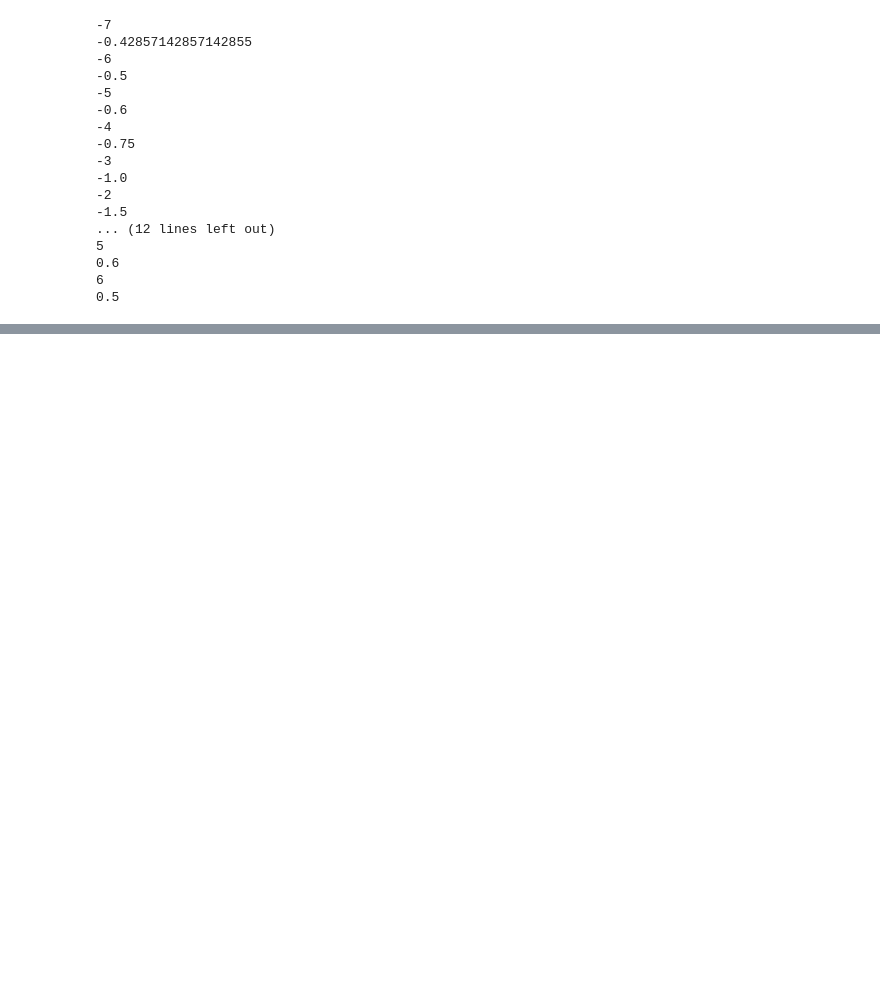
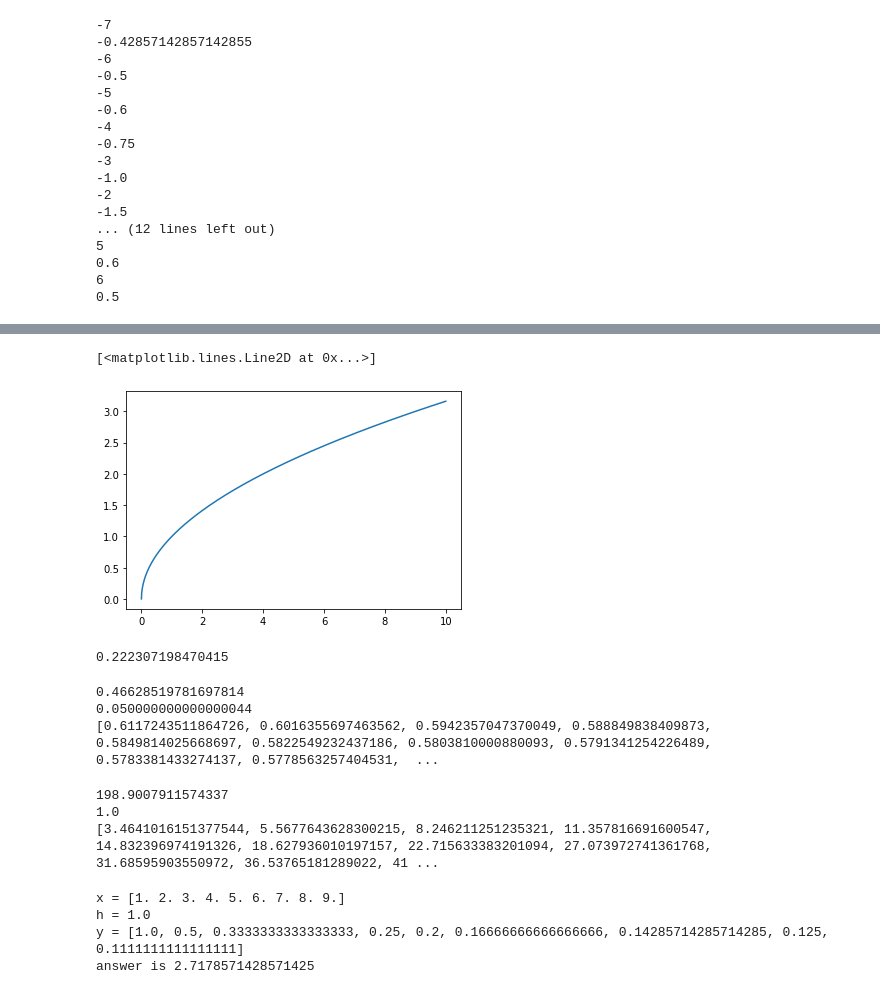
Before and after one commit to solnotka/Netology_math, a Jupyter notebook: Untitled Folder/math_tasks.ipynb, the cells around one changed output, grey strips where cells are left out. Cells and saved outputs as stored; diff of their text form; code cells hidden in the pictures; blank space fills up the shorter version.

```diff
--- a/Untitled Folder/math_tasks.ipynb
+++ b/Untitled Folder/math_tasks.ipynb
@@ -73,0 +90,9 @@ for i in range(-7, 7):
+# %%
+x = x1 =  np.linspace(0, 10, 1000)
+
+y = [np.sqrt(n) for n in x]
+# %%
+plt.plot(x, y)
+# %% [output]
+[<matplotlib.lines.Line2D at 0x...>]
+[figure, added]
@@ -73,0 +103,63 @@ for i in range(-7, 7):
+# %%
+.00625 * (sum(y[1:-1]) + ((y[0] + y[-1]) / 2))
+# %% [output]
+0.222307198470415
+# %%
+# Приближение методом Симпсона
+x = np.linspace(-0.8, 0, 17)
+h = round(x[1], 2) - round(x[0], 2)
+y = [1 / np.sqrt((3 + round(n, 2) ** 5)) for n in x]
+
+symp = y[0] + y[-1]
+for n in range(len(y) - 1):
+    if n == 0:
+        continue
+    elif n % 2 == 0:
+        symp += y[n] * 2
+    else:
+        symp += y[n] * 4
+print(symp * h / 3)
+print(h)
+print(y)
+# %% [output]
+0.46628519781697814
+0.050000000000000044
+[0.6117243511864726, 0.6016355697463562, 0.5942357047370049, 0.588849838409873, 0.5849814025668697, 0.5822549232437186, 0.5803810000880093, 0.5791341254226489, 0.5783381433274137, 0.5778563257404531,  ...
+# %%
+x = np.linspace(2, 12, 11)
+h = round(x[1], 2) - round(x[0], 2)
+y = [np.sqrt(4 + round(n, 2) ** 3) for n in x]
+
+symp = y[0] + y[-1]
+for n in range(len(y) - 1):
+    if n == 0:
+        continue
+    elif n % 2 == 0:
+        symp += y[n] * 2
+    else:
+        symp += y[n] * 4
+print(symp * h / 3)
+print(h)
+print(y)
+# %% [output]
+198.9007911574337
+1.0
+[3.4641016151377544, 5.5677643628300215, 8.246211251235321, 11.357816691600547, 14.832396974191326, 18.627936010197157, 22.715633383201094, 27.073972741361768, 31.68595903550972, 36.53765181289022, 41 ...
+# %%
+# Приближение методом левых прямоугольников
+x = np.linspace(1, 9, 9)
+print(f'x = {x}')
+
+h = round(x[1], 2) - round(x[0], 2)
+print(f'h = {h}')
+
+y = [1 / round(n) for n in x]
+print(f'y = {y}')
+
+left_i = h * sum(y[:-1])
+print(f'answer is {h * sum(y[:-1])}')
+# %% [output]
+x = [1. 2. 3. 4. 5. 6. 7. 8. 9.]
+h = 1.0
+y = [1.0, 0.5, 0.3333333333333333, 0.25, 0.2, 0.16666666666666666, 0.14285714285714285, 0.125, 0.1111111111111111]
+answer is 2.7178571428571425
```
Also changed, not shown: parts of 13 cells of this notebook, 1 other file.
